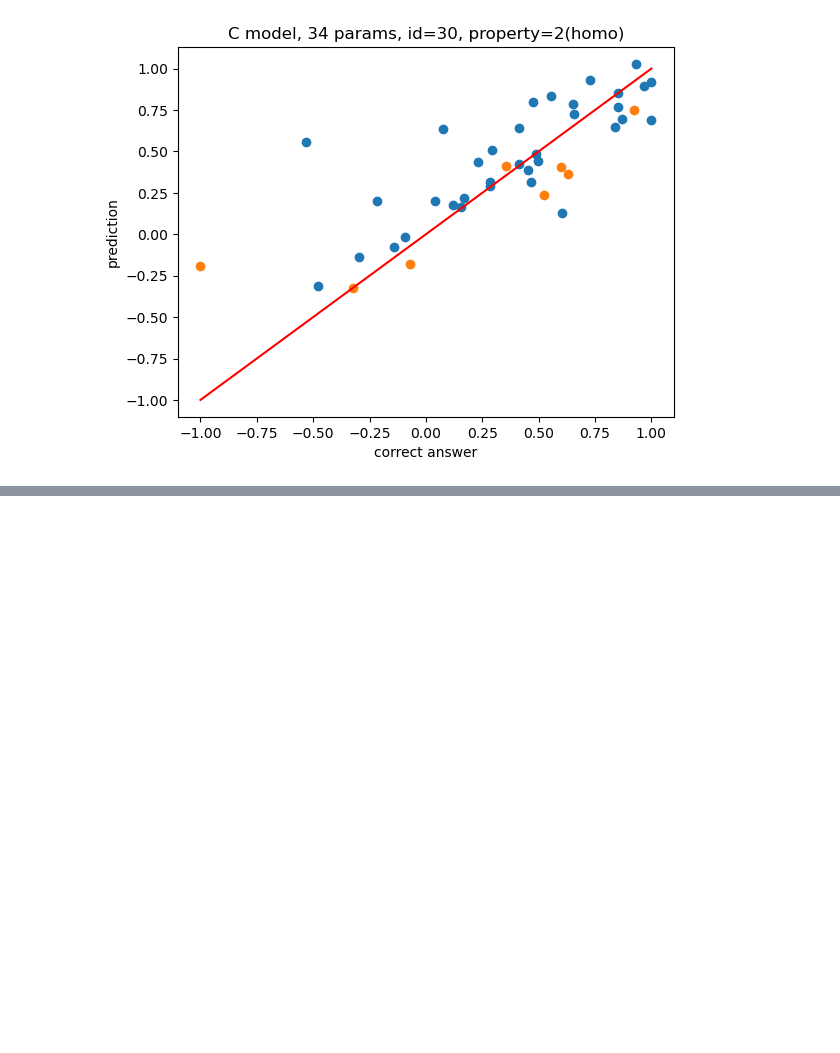
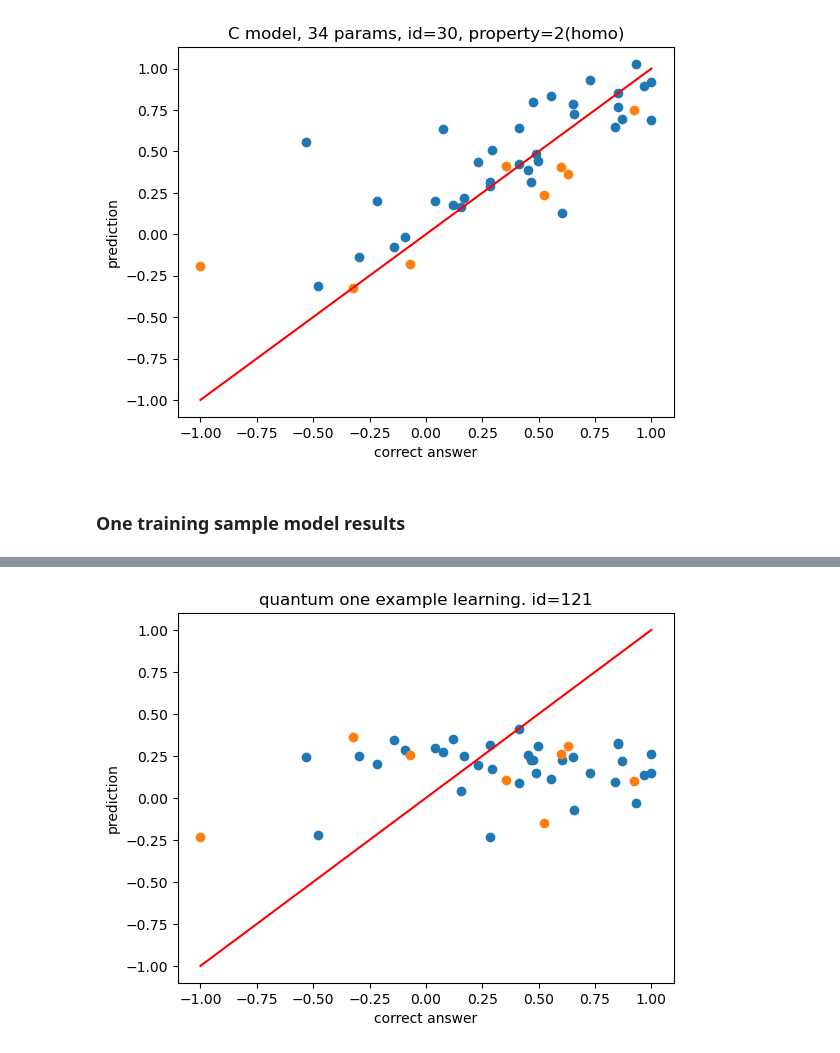
Before and after one commit to Hacker1337/quantum_graph_NN, a Jupyter notebook: notebooks/0.2_results_visualization.ipynb, the cells around one changed output, grey strips where cells are left out. Cells and saved outputs as stored; diff of their text form; code cells hidden in the pictures; blank space fills up the shorter version.

```diff
--- a/notebooks/0.2_results_visualization.ipynb
+++ b/notebooks/0.2_results_visualization.ipynb
@@ -505,3 +505,8 @@ train R2 score: 0.566442
 test MSE loss: 0.111
 test R2 score: 0.680136
 [figure]
+# %% [markdown]
+### One training sample model results
+# %%
+models = []
+labels = []
@@ -507,0 +601,9 @@ test R2 score: 0.680136
+# %%
+for model, label in zip(models, labels):
+    visualize_predictions_v2(model, train_dataloader, test_dataloader, 2)
+    plt.plot([-1, 1], [-1, 1], "r")
+    # plt.ylim(-1, 1)
+    # plt.xlim(-1, 1)
+    plt.title(label)
+    plt.show()
+# %% [output]
@@ -507,0 +614 @@ test R2 score: 0.680136
+[figure, added]
```
Also changed, not shown: parts of 3 cells of this notebook, 1 other file.
